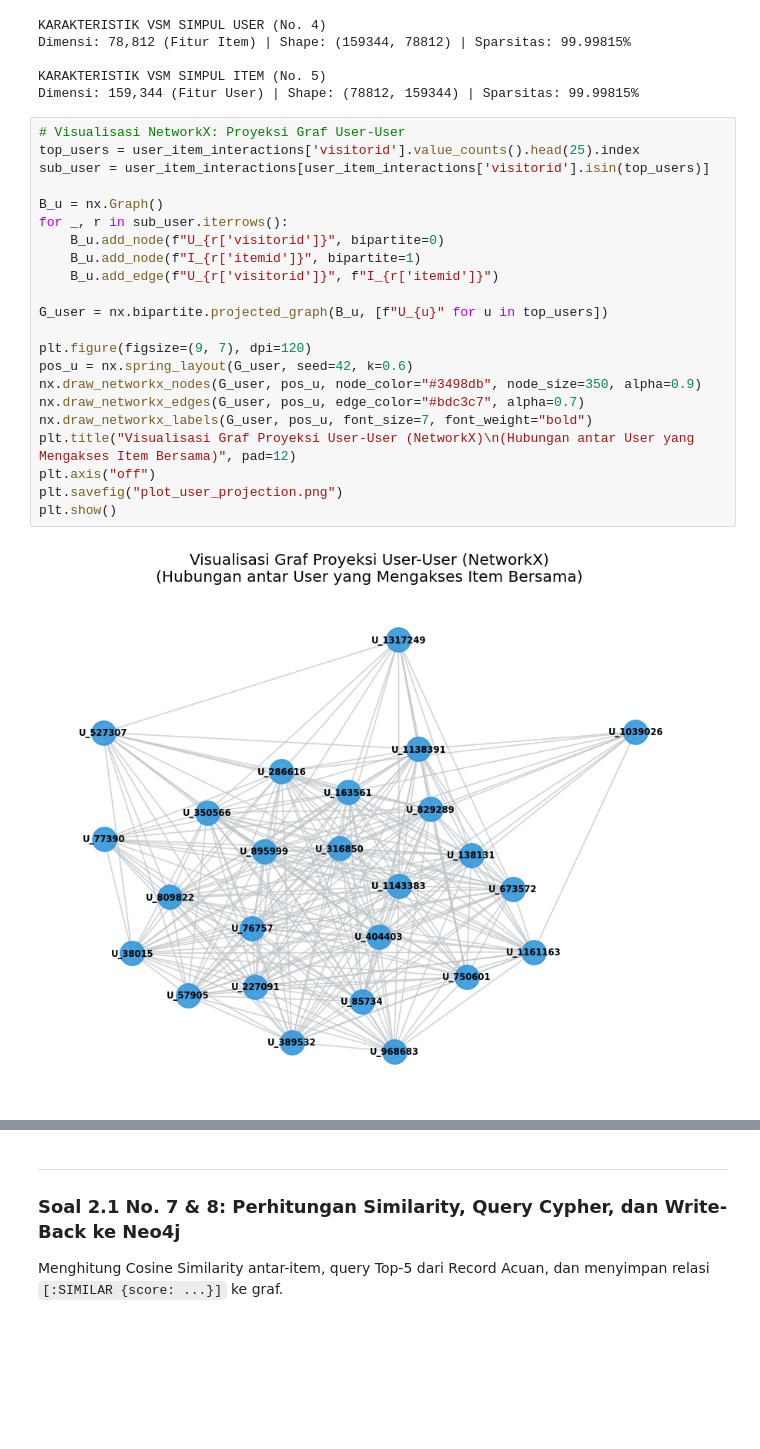
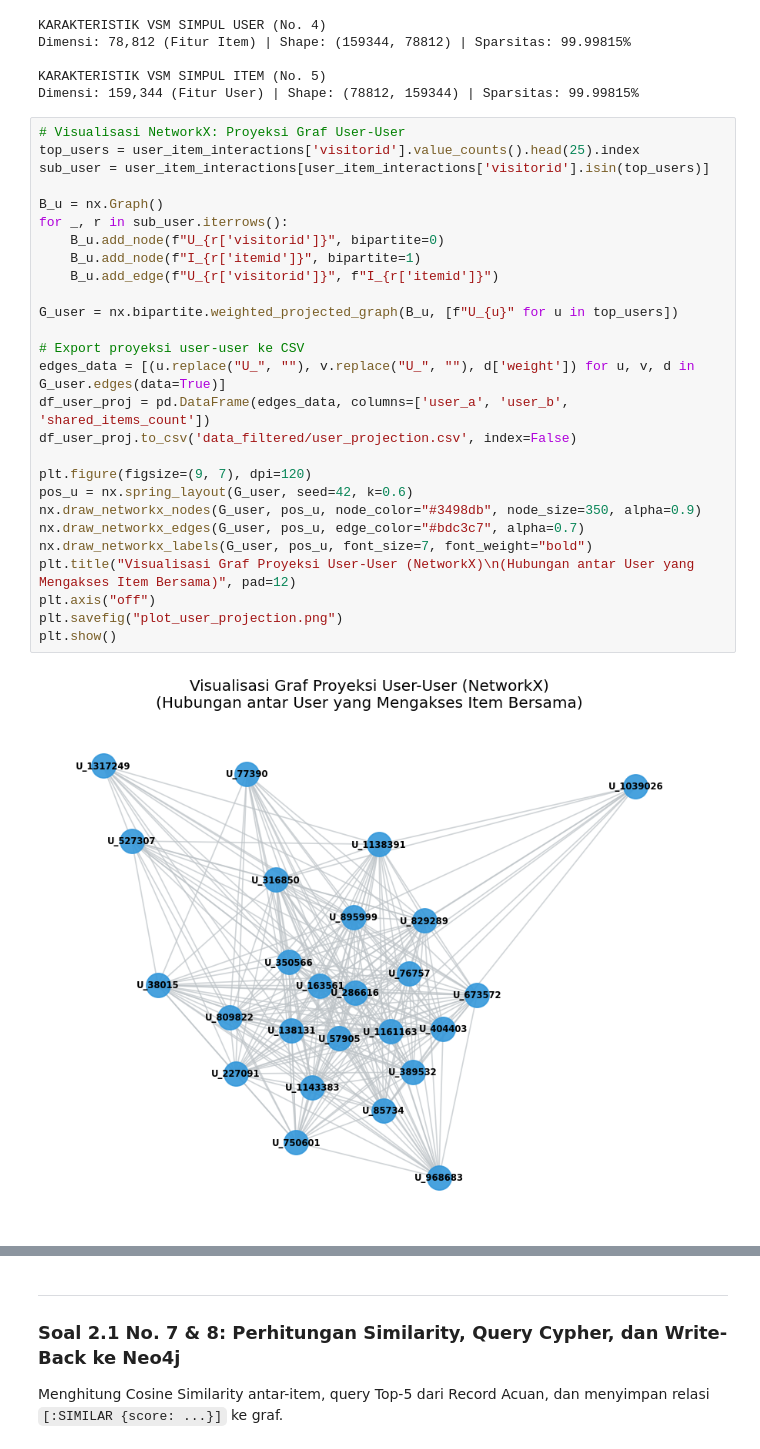
Before and after one commit to Rahma-183/UTS-Graf-Sains-Data, a Jupyter notebook: 02_UTS_Wrangling_EDA_Analytics.ipynb, the cells around one changed output, grey strips where cells are left out. Saved outputs shown, nothing was run; the diff lists cells and outputs as text; blank space fills up the shorter version.

Commit message:
docs & notebook: perbarui gambar plot similarity, interpretasi komprehensif, dan visualisasi graf

```diff
--- a/02_UTS_Wrangling_EDA_Analytics.ipynb
+++ b/02_UTS_Wrangling_EDA_Analytics.ipynb
@@ -248,27 +259,32 @@ Dimensi: 159,344 (Fitur User) | Shape: (78812, 159344) | Sparsitas: 99.99815%
 # %%
 # Visualisasi NetworkX: Proyeksi Graf User-User
 top_users = user_item_interactions['visitorid'].value_counts().head(25).index
 sub_user = user_item_interactions[user_item_interactions['visitorid'].isin(top_users)]
 
 B_u = nx.Graph()
 for _, r in sub_user.iterrows():
     B_u.add_node(f"U_{r['visitorid']}", bipartite=0)
     B_u.add_node(f"I_{r['itemid']}", bipartite=1)
     B_u.add_edge(f"U_{r['visitorid']}", f"I_{r['itemid']}")
 
-G_user = nx.bipartite.projected_graph(B_u, [f"U_{u}" for u in top_users])
+G_user = nx.bipartite.weighted_projected_graph(B_u, [f"U_{u}" for u in top_users])
+
+# Export proyeksi user-user ke CSV
+edges_data = [(u.replace("U_", ""), v.replace("U_", ""), d['weight']) for u, v, d in G_user.edges(data=True)]
+df_user_proj = pd.DataFrame(edges_data, columns=['user_a', 'user_b', 'shared_items_count'])
+df_user_proj.to_csv('data_filtered/user_projection.csv', index=False)
 
 plt.figure(figsize=(9, 7), dpi=120)
 pos_u = nx.spring_layout(G_user, seed=42, k=0.6)
 nx.draw_networkx_nodes(G_user, pos_u, node_color="#3498db", node_size=350, alpha=0.9)
 nx.draw_networkx_edges(G_user, pos_u, edge_color="#bdc3c7", alpha=0.7)
 nx.draw_networkx_labels(G_user, pos_u, font_size=7, font_weight="bold")
 plt.title("Visualisasi Graf Proyeksi User-User (NetworkX)\n(Hubungan antar User yang Mengakses Item Bersama)", pad=12)
 plt.axis("off")
 plt.savefig("plot_user_projection.png")
 plt.show()
 # %% [output]
-[figure, old version]
+[figure, new version]
 # %%
 # Visualisasi NetworkX: Proyeksi Graf Item-Item
 top_items = user_item_interactions['itemid'].value_counts().head(25).index
```
Also changed, not shown: parts of 17 cells of this notebook, 7 other files.
